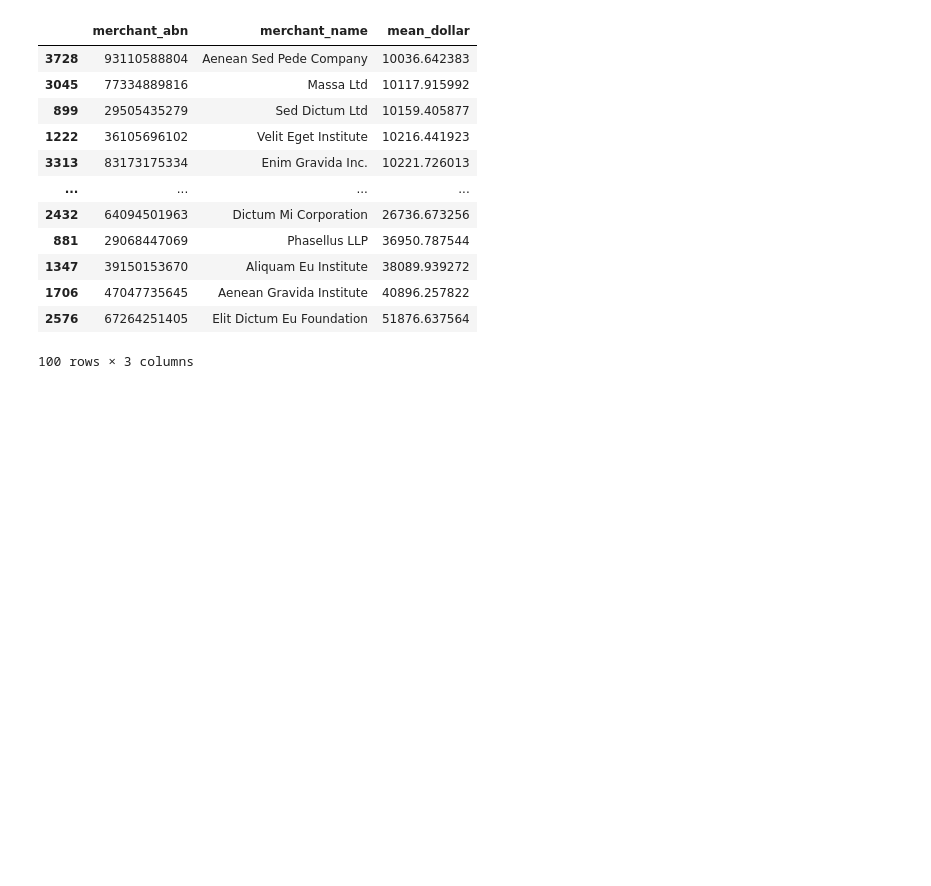
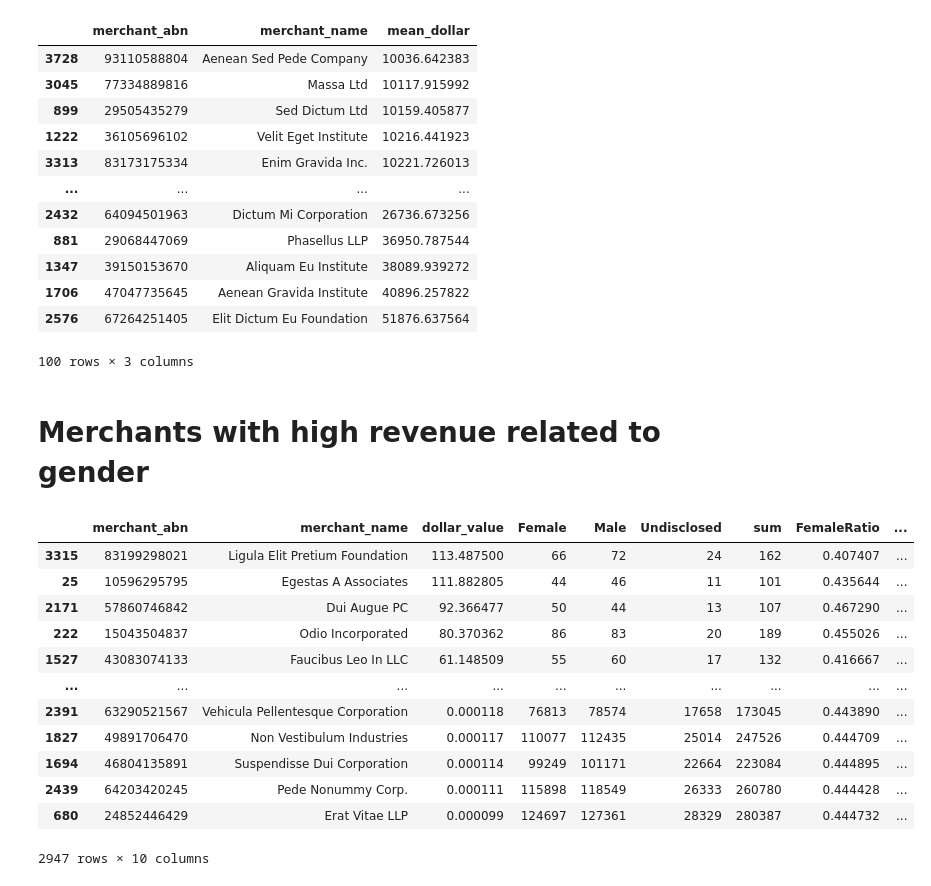
Before and after one commit to MAST30034-Applied-Data-Science/generic-buy-now-pay-later-project-group-17-adsb, a Jupyter notebook: notebooks/Interesting_merchants_analysis.ipynb, the cells around one changed output. Drawn from its saved outputs; the diff is of its cells as text; code cells hidden in the pictures; blank space fills up the shorter version.

```diff
--- a/notebooks/Interesting_merchants_analysis.ipynb
+++ b/notebooks/Interesting_merchants_analysis.ipynb
@@ -165,3 +165,35 @@ high_trans.sort_values('mean_dollar')
 | 1706 | 47047735645 | Aenean Gravida Institute | 40896.257822 |
 | 2576 | 67264251405 | Elit Dictum Eu Foundation | 51876.637564 |
 100 rows × 3 columns
+# %% [markdown]
+# Merchants with high revenue related to gender
+# %%
+# pivot input dataframe
+transactions_col3 = transactions.pivot_table(index='merchant_abn', columns='gender', aggfunc='size', fill_value=0).reset_index()
+
+# calculate ratios
+transactions_col3['sum'] = transactions_col3[['Female', 'Male', 'Undisclosed']].sum(axis=1)
+transactions_col3['FemaleRatio'] = transactions_col3['Female'] / transactions_col3['sum']
+transactions_col3['MaleRatio'] = transactions_col3['Male'] / transactions_col3['sum']
+transactions_col3['UndisclosedRatio'] = transactions_col3['Undisclosed'] / transactions_col3['sum']
+# %%
+transactions_col_sum = transactions.groupby(['merchant_abn']).agg({"merchant_name": lambda x: x.iloc[0],"dollar_value": np.sum}).reset_index()
+interesting_merch3=transactions_col_sum.merge(transactions_col3, how='inner')
+# %%
+interesting_merch3['dollar_value']=interesting_merch3['dollar_value']/transactions_col3['sum']
+interesting_merch3=interesting_merch3.sort_values('dollar_value', ascending=False)
+interesting_merch3[interesting_merch3['sum']>100]
+# %% [output]
+|  | merchant_abn | merchant_name | dollar_value | Female | Male | Undisclosed | sum | FemaleRatio | ... |
+| 3315 | 83199298021 | Ligula Elit Pretium Foundation | 113.487500 | 66 | 72 | 24 | 162 | 0.407407 | ... |
+| 25 | 10596295795 | Egestas A Associates | 111.882805 | 44 | 46 | 11 | 101 | 0.435644 | ... |
+| 2171 | 57860746842 | Dui Augue PC | 92.366477 | 50 | 44 | 13 | 107 | 0.467290 | ... |
+| 222 | 15043504837 | Odio Incorporated | 80.370362 | 86 | 83 | 20 | 189 | 0.455026 | ... |
+| 1527 | 43083074133 | Faucibus Leo In LLC | 61.148509 | 55 | 60 | 17 | 132 | 0.416667 | ... |
+| ... | ... | ... | ... | ... | ... | ... | ... | ... | ... |
+| 2391 | 63290521567 | Vehicula Pellentesque Corporation | 0.000118 | 76813 | 78574 | 17658 | 173045 | 0.443890 | ... |
+| 1827 | 49891706470 | Non Vestibulum Industries | 0.000117 | 110077 | 112435 | 25014 | 247526 | 0.444709 | ... |
+| 1694 | 46804135891 | Suspendisse Dui Corporation | 0.000114 | 99249 | 101171 | 22664 | 223084 | 0.444895 | ... |
+| 2439 | 64203420245 | Pede Nonummy Corp. | 0.000111 | 115898 | 118549 | 26333 | 260780 | 0.444428 | ... |
+| 680 | 24852446429 | Erat Vitae LLP | 0.000099 | 124697 | 127361 | 28329 | 280387 | 0.444732 | ... |
+2947 rows × 10 columns
```
Also changed, not shown: parts of 7 cells of this notebook.
